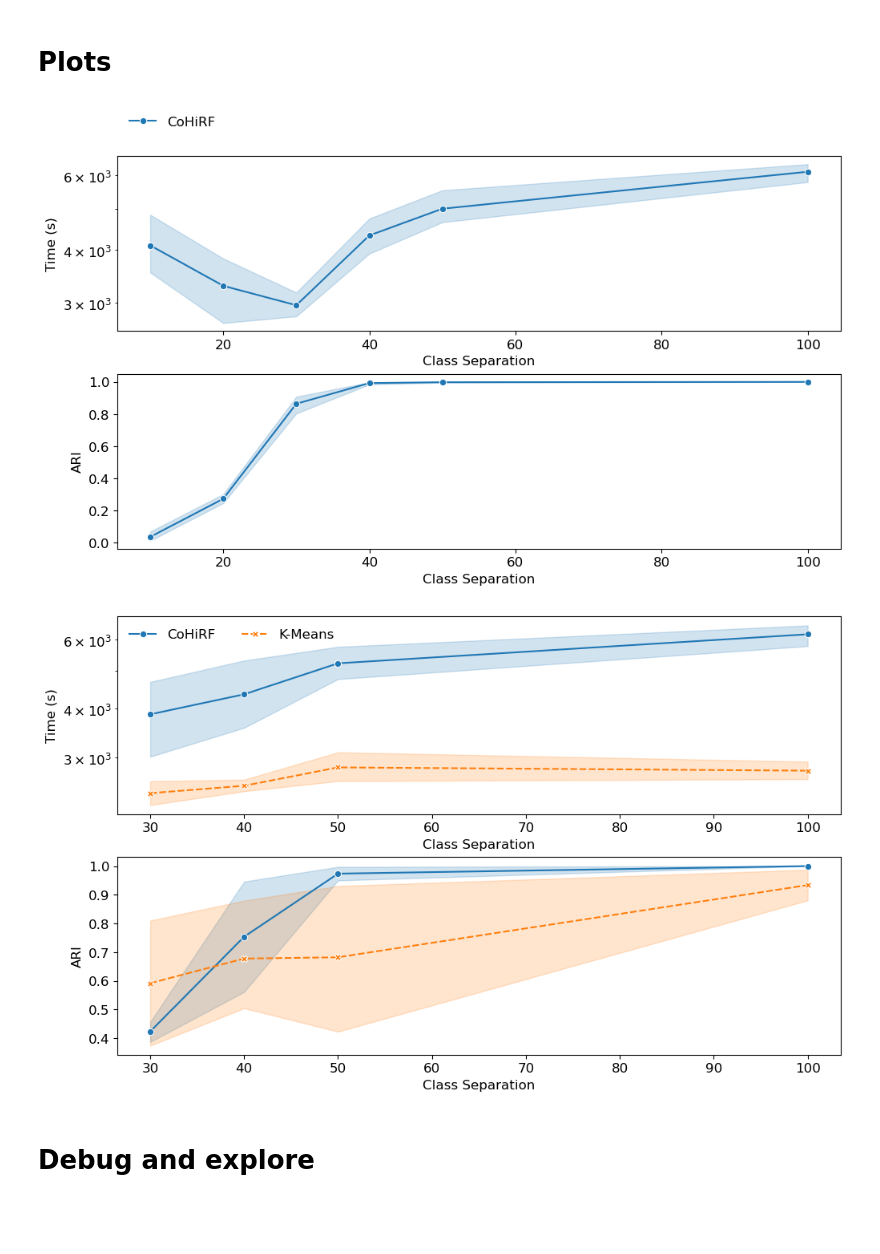
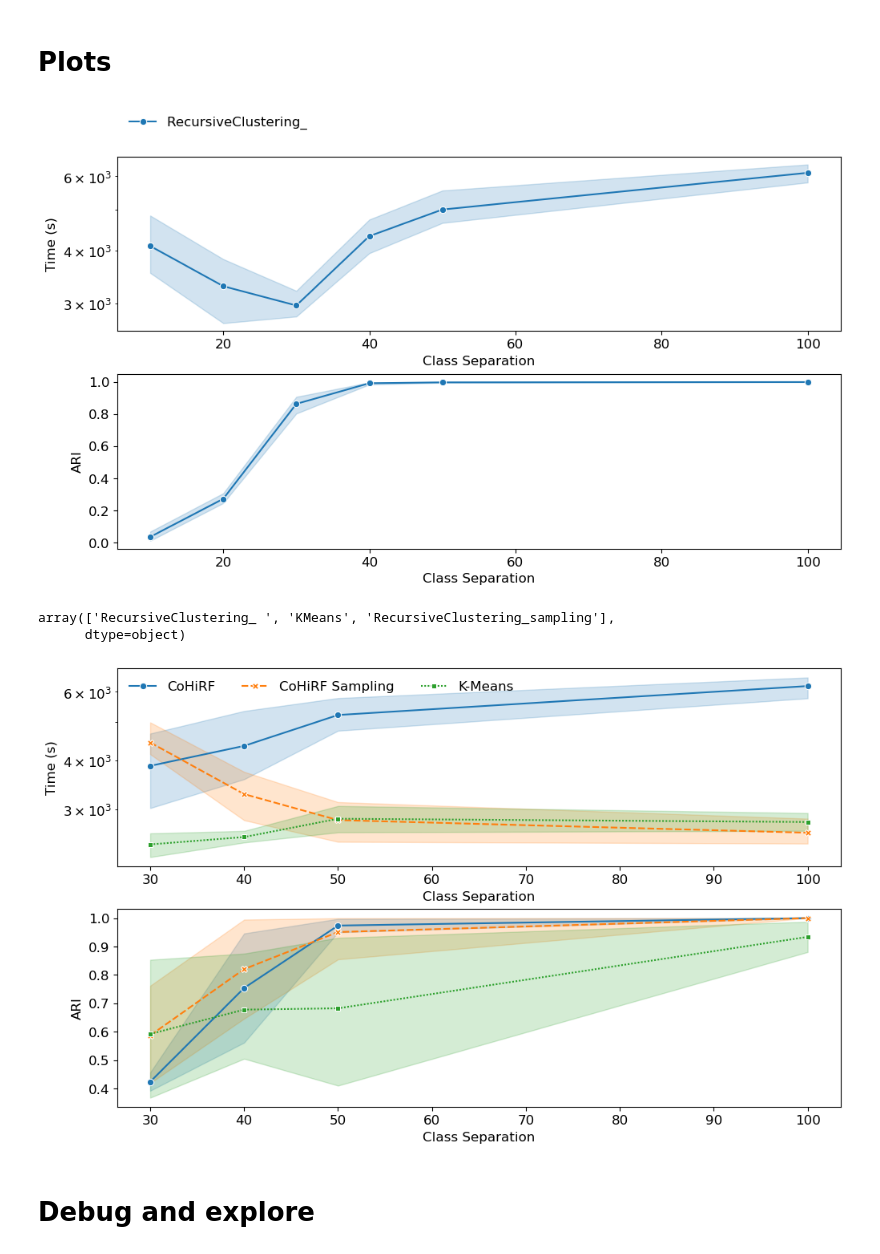
Before and after one commit to BrunoBelucci/cohirf, a Jupyter notebook: analyze_results/analyze_runs_classif_huge.ipynb, the cells around one changed output. Drawn from its saved outputs; the diff is of its cells as text; code cells hidden in the pictures; blank space fills up the shorter version.

```diff
--- a/analyze_results/analyze_runs_classif_huge.ipynb
+++ b/analyze_results/analyze_runs_classif_huge.ipynb
@@ -29,6 +45,6 @@ experiment_names
 # %%
 experiments_names = [
-    'classif_huge_cohirf', 'classif_huge_kmeans'
+    'classif_huge_cohirf', 'classif_huge_kmeans', 'classif_huge_cohirf_sampling', 'classif_huge_cohirf_minibatch'
 ]
 # %%
 params_columns = [
@@ -42,7 +58,8 @@ params_columns = [
     'n_informative',
     'n_classes',
     'n_trials',
-    'hpo_metric'
+    'hpo_metric',
+    'model_params/scalable_strategy',
 ]
 # %%
 latest_metrics_columns = [
@@ -83,22 +100,6 @@ tags_columns = [
     'parent_run_id',
     'best_child_run_id',
 ]
-# %%
-# parameters of each model, they are saved as tags for the parent run
-parameters = {
-    'RecursiveClustering': ['components_size', 'repetitions', 'kmeans_n_clusters'],
-    'KMeans': ['n_clusters'],
-    'HDBSCAN': ['min_cluster_size'],
-    'DBSCAN': ['eps', 'min_samples'],
-    'AffinityPropagation': ['damping'],
-    'OPTICS': ['min_samples'],
-    'SpectralSubspaceRandomization': ['n_similarities', 'sampling_ratio', 'sc_n_clusters'],
-    'WardAgglomerativeClustering': ['n_clusters'],
-}
-all_model_parameters = [p for model, params in parameters.items() for p in params]
-all_model_parameters = list(set(all_model_parameters))
-for param in all_model_parameters:
-    tags_columns.append(param)
 # %%
 runs_columns = ['run_uuid', 'status', 'start_time', 'end_time']
 experiments_columns = []
@@ -133,4 +134,4 @@ df_runs_raw_parents
 # %%
 # Separate our method with two types n_trials
 df_runs_parents = df_runs_raw_parents.copy()
-df_runs_parents.loc[(df_runs_parents['model_nickname'] == 'RecursiveClustering') & (df_runs_parents['n_trials'] == '20'), 'model_nickname'] = 'RecursiveClustering_20'
+df_runs_parents.loc[(df_runs_parents['model_nickname'] == 'RecursiveClustering'), 'model_nickname'] = df_runs_parents.loc[(df_runs_parents['model_nickname'] == 'RecursiveClustering'), 'model_nickname'] + '_' + df_runs_parents.loc[(df_runs_parents['model_nickname'] == 'RecursiveClustering'), 'model_params/scalable_strategy'].fillna(' ')
@@ -257,7 +263,12 @@ with mpl.rc_context(rc={
 
 # plt.show()
 # %% [output]
-[figure, old version]
+[figure, new version]
+# %%
+df_plots['model_nickname'].unique()
+# %% [output]
+array(['RecursiveClustering_ ', 'KMeans', 'RecursiveClustering_sampling'],
+      dtype=object)
 # %%
 df = df_plots.copy()
 n_features = 10000
@@ -265,15 +276,9 @@ n_samples = 100000
 pct_random = 0.0
 hpo_metric = 'calinski_harabasz_score'
 models_names = {
-    # 'RecursiveClustering': 'CoHiRF',
-    'RecursiveClustering_20': 'CoHiRF',
+    'RecursiveClustering_ ': 'CoHiRF',
+    'RecursiveClustering_sampling': 'CoHiRF Sampling',
     'KMeans': 'K-Means',
-    'HDBSCAN': 'HDBSCAN',
-    'DBSCAN': 'DBSCAN',
-    'AffinityPropagation': 'Affinity Propagation',
-    'OPTICS': 'OPTICS',
-    'SpectralSubspaceRandomization': 'SC-SRGF',
-    'WardAgglomerativeClustering': "Ward's Method",
 }
 df = df.loc[df['pct_random']==pct_random]
 df = df.loc[df['hpo_metric']==hpo_metric]
@@ -296,34 +301,34 @@ with mpl.rc_context(rc={
     'text.color': 'black',
     'grid.color': 'black',
     'grid.alpha': 0.5,
 }):
     fig, axs = plt.subplots(2, 1)
     axs = axs.flatten()
     df_plot = df.copy()
     df_plot = df_plot.loc[df_plot['Number of features']==n_features]
     df_plot = df_plot.loc[df_plot['Number of samples']==n_samples]
     ax = sns.lineplot(data=df_plot, x='Class Separation', y='Time (s)', hue='Model', style='Model', markers=True, errorbar='ci', ax=axs[0])
     ax.legend().set_visible(False)
     ax.set_yscale('log')
     ax2 = sns.lineplot(data=df_plot, x='Class Separation', y='ARI', hue='Model', style='Model', markers=True, errorbar='ci', ax=axs[1])
     ax2.legend().set_visible(False)
     ax.legend(title=None, fontsize=12, bbox_to_anchor=(0.0, 1.0), ncols=4)
     plt.savefig(results_dir / f'hypercube_n-samples{n_samples}_n-features{n_features}_pct-random{pct_random}_with_time_calinski.pdf')
     plt.show()
     # for i, (n_samples, n_features) in enumerate(n_samples_n_features):
     #     df_plot = df.copy()
     #     df_plot = df_plot.loc[df_plot['Number of features']==n_features]
     #     df_plot = df_plot.loc[df_plot['Number of samples']==n_samples]
     #     ax = sns.lineplot(data=df_plot, x='Class Separation', y='ARI', hue='Model', style='Model', markers=True, errorbar='ci', ax=axs[i])
     #     ax.legend().set_visible(False)
     #     # plt.legend(title=None, bbox_to_anchor=(0.6, 0.3))
         # plt.savefig(f'hypercube_n-samples{n_samples}_n-features{n_features}_pct-random{pct_random}.pdf')
         # plt.show()
 # axs[0].legend(title=None, fontsize=12)
 
 # plt.show()
 # %% [output]
-[figure, old version]
+[figure, new version]
 # %% [markdown]
 # Debug and explore
 # %%
```
Also changed, not shown: parts of 6 cells of this notebook, 30 other files.
